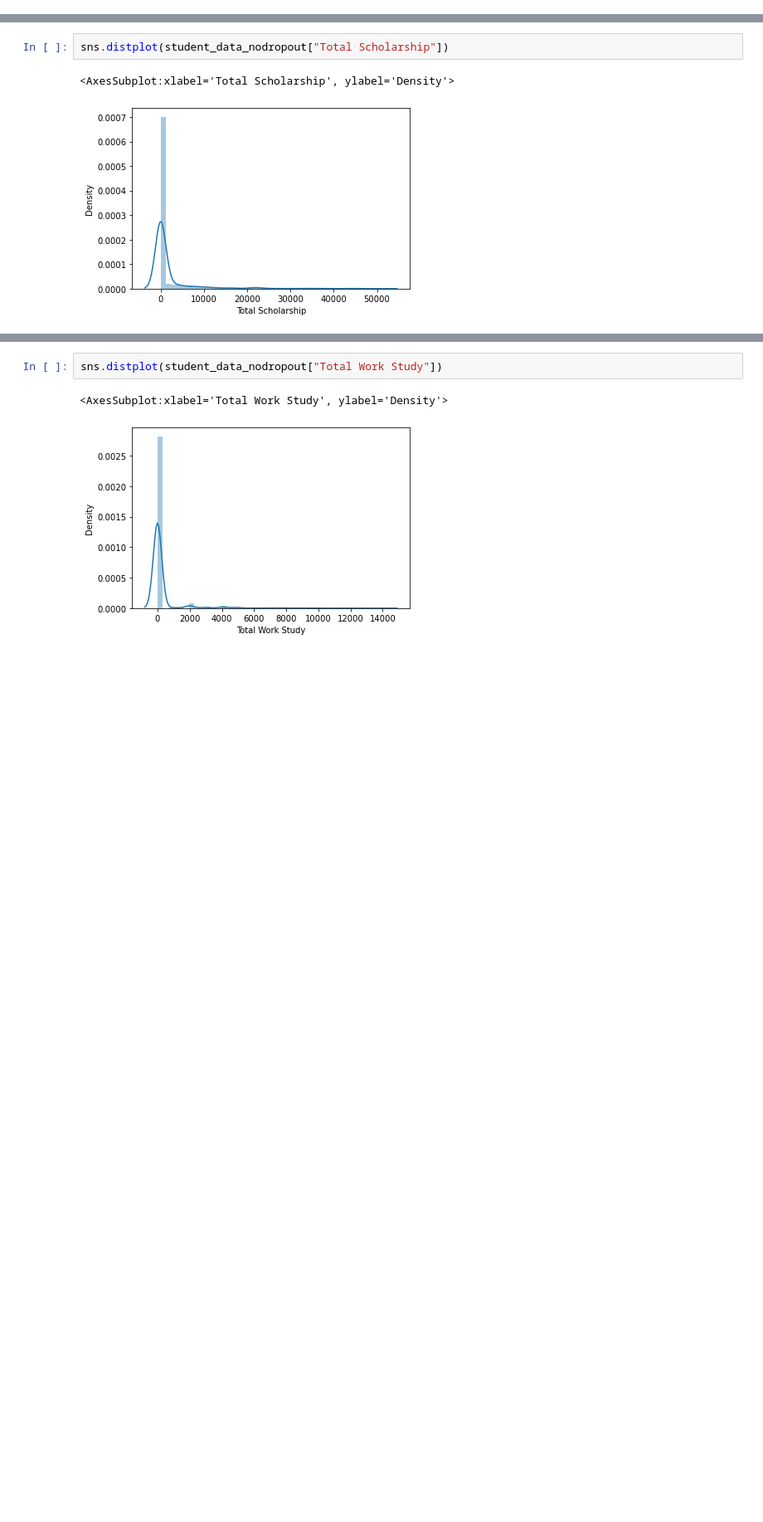
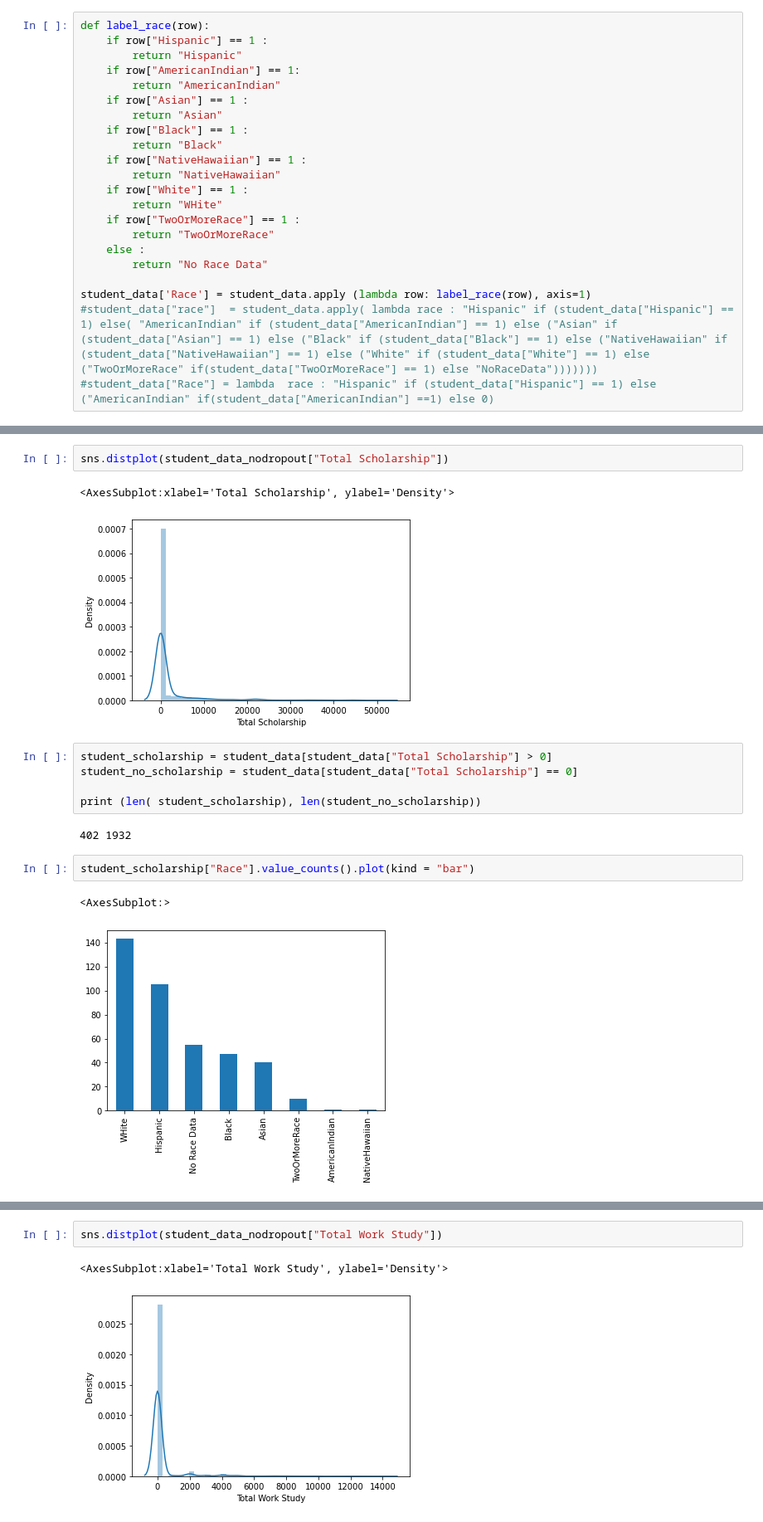
Before and after one commit to Johnson-olaolu/SDPR, a Jupyter notebook: data analysis/data_analysis1.ipynb, the cells around one changed output, grey strips where cells are left out. Shown at 83% size. Cells and saved outputs as stored; diff of their text form; blank space fills up the shorter version.

Commit message:
exploratory data analysis

```diff
--- a/data analysis/data_analysis1.ipynb
+++ b/data analysis/data_analysis1.ipynb
@@ -8,3 +8,25 @@ import matplotlib.pyplot as plt
 %matplotlib inline
 # %%
 student_data = pd.read_csv("./student_data.csv")
+# %%
+def label_race(row):
+    if row["Hispanic"] == 1 :
+        return "Hispanic"
+    if row["AmericanIndian"] == 1:
+        return "AmericanIndian"
+    if row["Asian"] == 1 :
+        return "Asian"
+    if row["Black"] == 1 :
+        return "Black"
+    if row["NativeHawaiian"] == 1 :
+        return "NativeHawaiian"
+    if row["White"] == 1 :
+        return "WHite"
+    if row["TwoOrMoreRace"] == 1 :
+        return "TwoOrMoreRace"
+    else :
+        return "No Race Data"
+
+student_data['Race'] = student_data.apply (lambda row: label_race(row), axis=1)
+#student_data["race"]  = student_data.apply( lambda race : "Hispanic" if (student_data["Hispanic"] == 1) else( "AmericanIndian" if (student_data["AmericanIndian"] == 1) else ("Asian" if (student_data["Asian"] == 1) else ("Black" if (student_data["Black"] == 1) else ("NativeHawaiian" if (student_data["NativeHawaiian"] == 1) else ("White" if (student_data["White"] == 1) else ("TwoOrMoreRace" if(student_data["TwoOrMoreRace"] == 1) else "NoRaceData")))))))
+#student_data["Race"] = lambda  race : "Hispanic" if (student_data["Hispanic"] == 1) else ("AmericanIndian" if(student_data["AmericanIndian"] ==1) else 0)
@@ -125,3 +164,15 @@ sns.distplot(student_data_nodropout["Total Scholarship"])
 # %% [output]
 <AxesSubplot:xlabel='Total Scholarship', ylabel='Density'>
 [figure]
+# %%
+student_scholarship = student_data[student_data["Total Scholarship"] > 0]
+student_no_scholarship = student_data[student_data["Total Scholarship"] == 0]
+
+print (len( student_scholarship), len(student_no_scholarship))
+# %% [output]
+402 1932
+# %%
+student_scholarship["Race"].value_counts().plot(kind = "bar")
+# %% [output]
+<AxesSubplot:>
+[figure, added]
```
Also changed, not shown: parts of 23 cells of this notebook.
